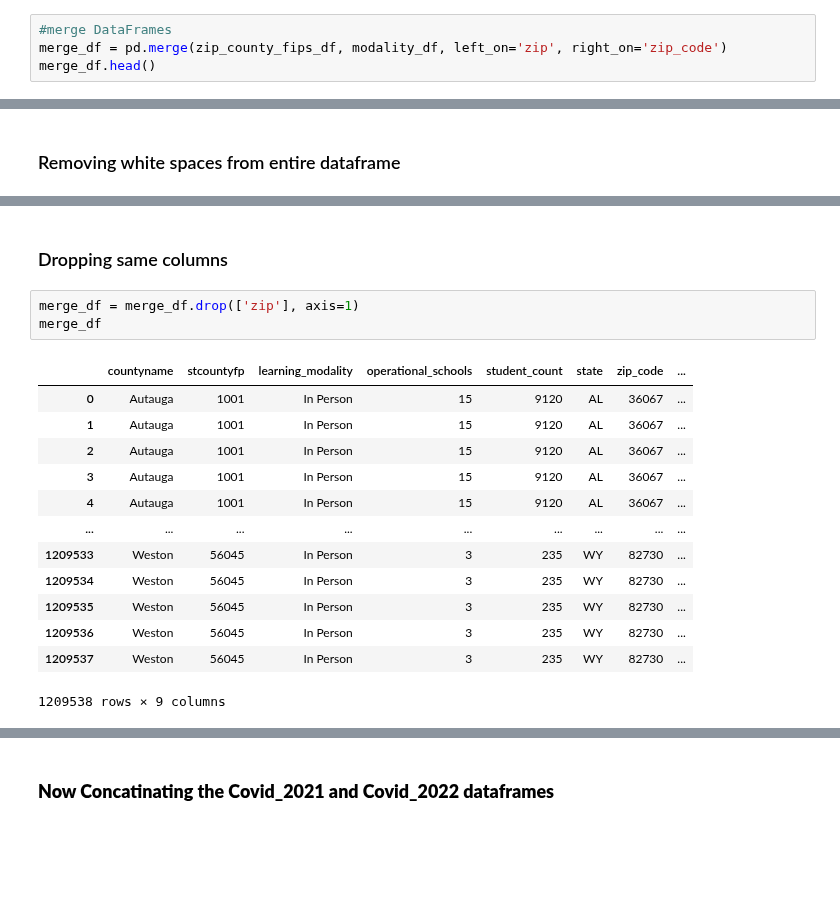
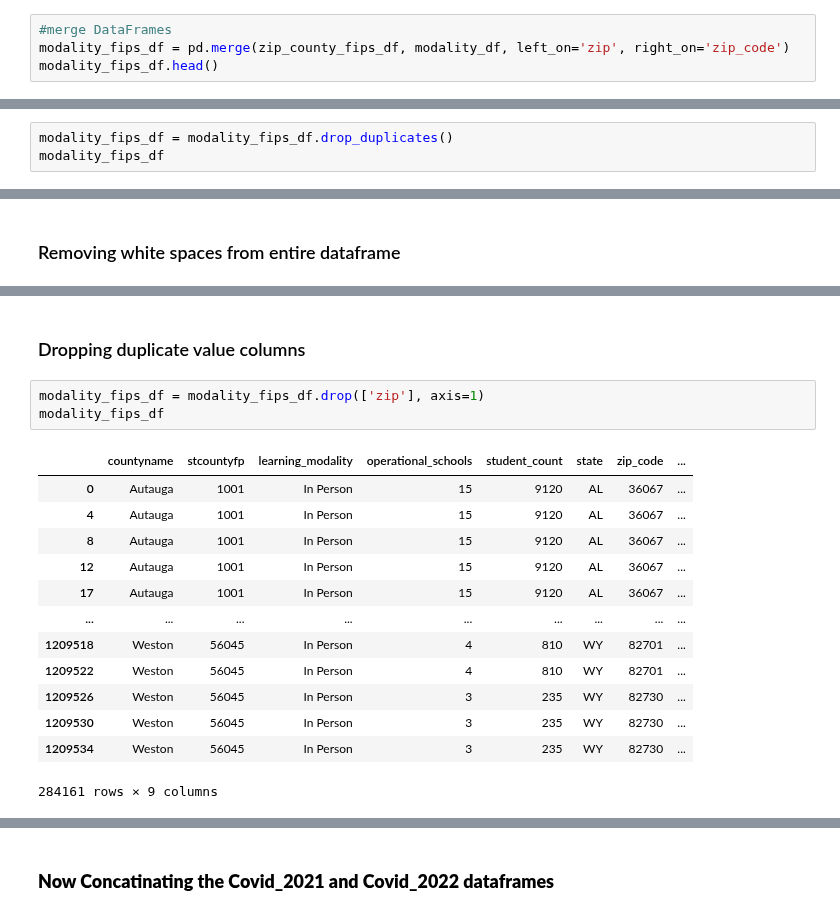
Before and after one commit to uzmabb182/Data602_Assignments, a Jupyter notebook: data_602_final_project.ipynb, the cells around one changed output, grey strips where cells are left out. Cells and saved outputs as stored; diff of their text form; blank space fills up the shorter version.

```diff
--- a/data_602_final_project.ipynb
+++ b/data_602_final_project.ipynb
@@ -569,8 +563,8 @@ zip_county_fips_df.head()
 ### **Merge the zip_county_fips_df and modality_df for adding the fips_code in the dataframe**
 # %%
 #merge DataFrames
-merge_df = pd.merge(zip_county_fips_df, modality_df, left_on='zip', right_on='zip_code')
-merge_df.head()
+modality_fips_df = pd.merge(zip_county_fips_df, modality_df, left_on='zip', right_on='zip_code')
+modality_fips_df.head()
 # %% [output]
 |  | zip | countyname | stcountyfp | learning_modality | operational_schools | student_count | state | ... |
 | 0 | 36067 | Autauga | 1001 | In Person | 15 | 9120 | AL | ... |
@@ -595,0 +592,3 @@ Name: countyname, Length: 1846, dtype: int64
+# %%
+modality_fips_df = modality_fips_df.drop_duplicates()
+modality_fips_df
@@ -624,19 +637,19 @@ merge_df.head()
 # %% [markdown]
-### Dropping same columns
+### Dropping duplicate value columns
 # %%
-merge_df = merge_df.drop(['zip'], axis=1)
-merge_df
+modality_fips_df = modality_fips_df.drop(['zip'], axis=1)
+modality_fips_df
 # %% [output]
 |  | countyname | stcountyfp | learning_modality | operational_schools | student_count | state | zip_code | ... |
 | 0 | Autauga | 1001 | In Person | 15 | 9120 | AL | 36067 | ... |
-| 1 | Autauga | 1001 | In Person | 15 | 9120 | AL | 36067 | ... |
-| 2 | Autauga | 1001 | In Person | 15 | 9120 | AL | 36067 | ... |
-| 3 | Autauga | 1001 | In Person | 15 | 9120 | AL | 36067 | ... |
 | 4 | Autauga | 1001 | In Person | 15 | 9120 | AL | 36067 | ... |
+| 8 | Autauga | 1001 | In Person | 15 | 9120 | AL | 36067 | ... |
+| 12 | Autauga | 1001 | In Person | 15 | 9120 | AL | 36067 | ... |
+| 17 | Autauga | 1001 | In Person | 15 | 9120 | AL | 36067 | ... |
 | ... | ... | ... | ... | ... | ... | ... | ... | ... |
-| 1209533 | Weston | 56045 | In Person | 3 | 235 | WY | 82730 | ... |
+| 1209518 | Weston | 56045 | In Person | 4 | 810 | WY | 82701 | ... |
+| 1209522 | Weston | 56045 | In Person | 4 | 810 | WY | 82701 | ... |
+| 1209526 | Weston | 56045 | In Person | 3 | 235 | WY | 82730 | ... |
+| 1209530 | Weston | 56045 | In Person | 3 | 235 | WY | 82730 | ... |
 | 1209534 | Weston | 56045 | In Person | 3 | 235 | WY | 82730 | ... |
-| 1209535 | Weston | 56045 | In Person | 3 | 235 | WY | 82730 | ... |
-| 1209536 | Weston | 56045 | In Person | 3 | 235 | WY | 82730 | ... |
-| 1209537 | Weston | 56045 | In Person | 3 | 235 | WY | 82730 | ... |
-1209538 rows × 9 columns
+284161 rows × 9 columns
```
Also changed, not shown: parts of 21 cells of this notebook, 4 other files.
